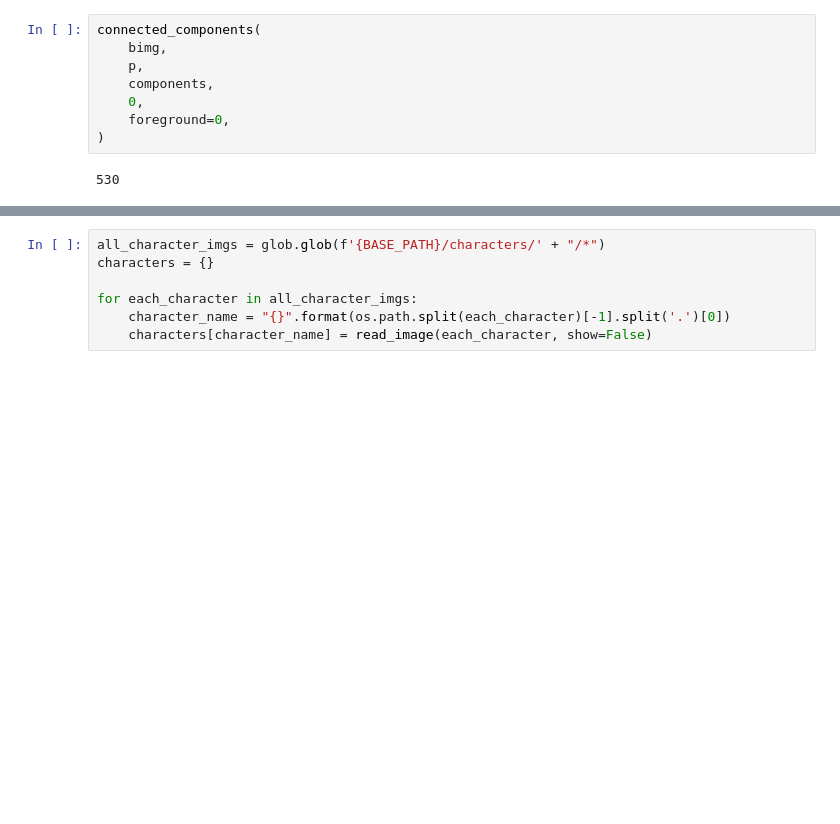
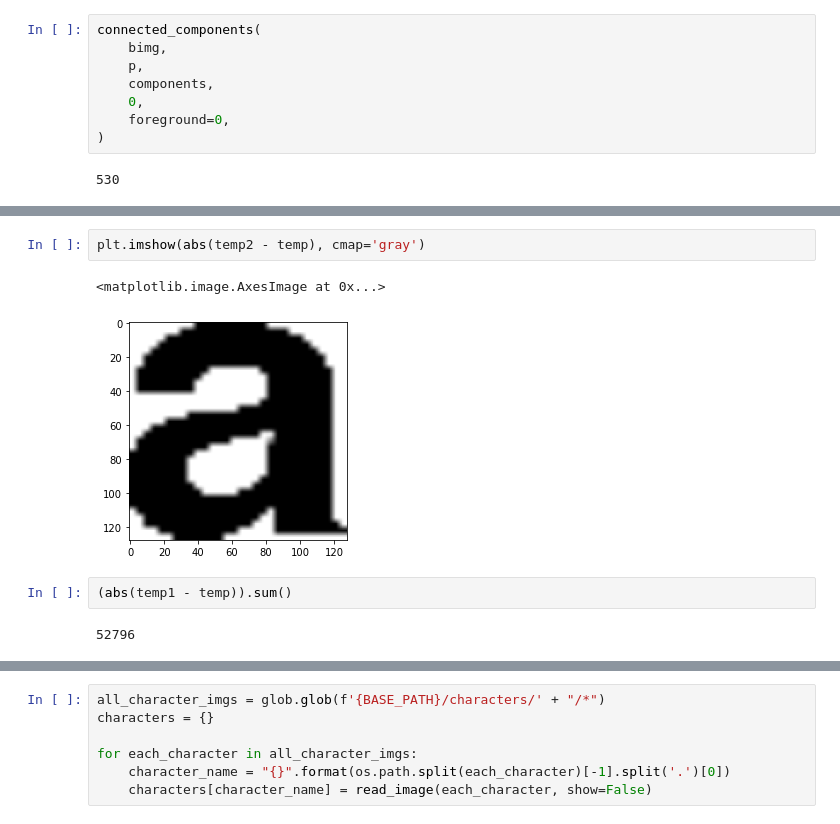
Before and after one commit to vinaykudari/ub, a Jupyter notebook: spring-22/CSE573-CVIP/OCR/notebook.ipynb, the cells around one changed output, grey strips where cells are left out. Cells and saved outputs as stored; diff of their text form; blank space fills up the shorter version.

```diff
--- a/spring-22/CSE573-CVIP/OCR/notebook.ipynb
+++ b/spring-22/CSE573-CVIP/OCR/notebook.ipynb
@@ -345,0 +392,9 @@ connected_components(
+# %%
+plt.imshow(abs(temp2 - temp), cmap='gray')
+# %% [output]
+<matplotlib.image.AxesImage at 0x...>
+[figure, added]
+# %%
+(abs(temp1 - temp)).sum()
+# %% [output]
+52796
```
Also changed, not shown: parts of 14 cells of this notebook, 6 other files.
